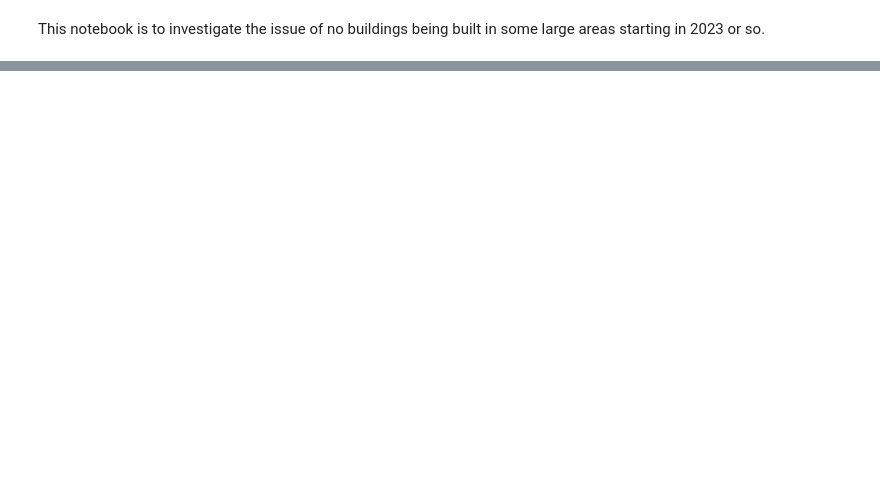
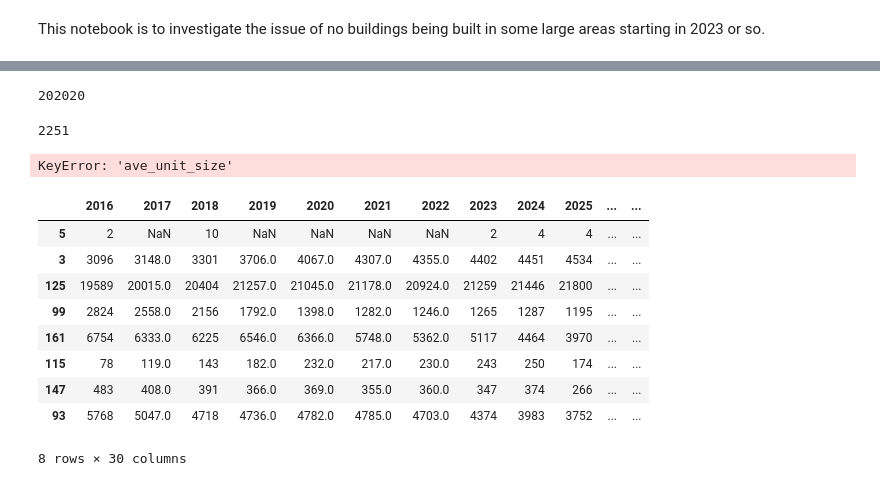
Before and after one commit to pksohn/semcog_urbansim, a Jupyter notebook: notebooks/ps_late_year_supply.ipynb, the cells around one changed output, grey strips where cells are left out. Saved outputs shown, nothing was run; the diff lists cells and outputs as text; code cells hidden in the pictures; blank space fills up the shorter version.

```diff
--- a/notebooks/ps_late_year_supply.ipynb
+++ b/notebooks/ps_late_year_supply.ipynb
@@ -92,0 +66,3 @@ zoning
+# %%
+store29 = pd.HDFStore('./../runs/run29.h5')
+parcels_lid = store29['base/parcels'][['large_area_id']]
@@ -92,0 +103,4 @@ zoning
+# %%
+len(df.loc[df.large_area_id == 3])
+# %% [output]
+202020
@@ -92,0 +109,37 @@ zoning
+# %%
+# Stepping through developer model logic
+f_lid_3 = f37.loc[(f37.large_area_id == 3)]
+print(len(f_lid_3))
+# %% [output]
+2251
+# %%
+parcels = store29['base/parcels']
+ave_unit_size = parcels['ave_unit_size']
+# %% [output]
+KeyError: 'ave_unit_size'
+# %%
+# CHECK LENGTH OF FEASIBILITY TABLE
+# This would tell us whether zoning is preventing development
+
+# Residential
+
+feas = pd.DataFrame(index=parcels_lid.large_area_id.unique())
+for year in range(2016, 2046):
+    feasibility_name = '{}/feasibility'.format(year)
+    feasibility = store29[feasibility_name]['residential'].dropna()
+    f = feasibility.merge(parcels_lid, left_index=True, right_index=True)
+    bylid = f.groupby('large_area_id').size()
+    feas[year] = bylid
+# %%
+feas
+# %% [output]
+|  | 2016 | 2017 | 2018 | 2019 | 2020 | 2021 | 2022 | 2023 | 2024 | 2025 | ... | ... |
+| 5 | 2 | NaN | 10 | NaN | NaN | NaN | NaN | 2 | 4 | 4 | ... | ... |
+| 3 | 3096 | 3148.0 | 3301 | 3706.0 | 4067.0 | 4307.0 | 4355.0 | 4402 | 4451 | 4534 | ... | ... |
+| 125 | 19589 | 20015.0 | 20404 | 21257.0 | 21045.0 | 21178.0 | 20924.0 | 21259 | 21446 | 21800 | ... | ... |
+| 99 | 2824 | 2558.0 | 2156 | 1792.0 | 1398.0 | 1282.0 | 1246.0 | 1265 | 1287 | 1195 | ... | ... |
+| 161 | 6754 | 6333.0 | 6225 | 6546.0 | 6366.0 | 5748.0 | 5362.0 | 5117 | 4464 | 3970 | ... | ... |
+| 115 | 78 | 119.0 | 143 | 182.0 | 232.0 | 217.0 | 230.0 | 243 | 250 | 174 | ... | ... |
+| 147 | 483 | 408.0 | 391 | 366.0 | 369.0 | 355.0 | 360.0 | 347 | 374 | 266 | ... | ... |
+| 93 | 5768 | 5047.0 | 4718 | 4736.0 | 4782.0 | 4785.0 | 4703.0 | 4374 | 3983 | 3752 | ... | ... |
+8 rows × 30 columns
```
Also changed, not shown: parts of 16 cells of this notebook.
